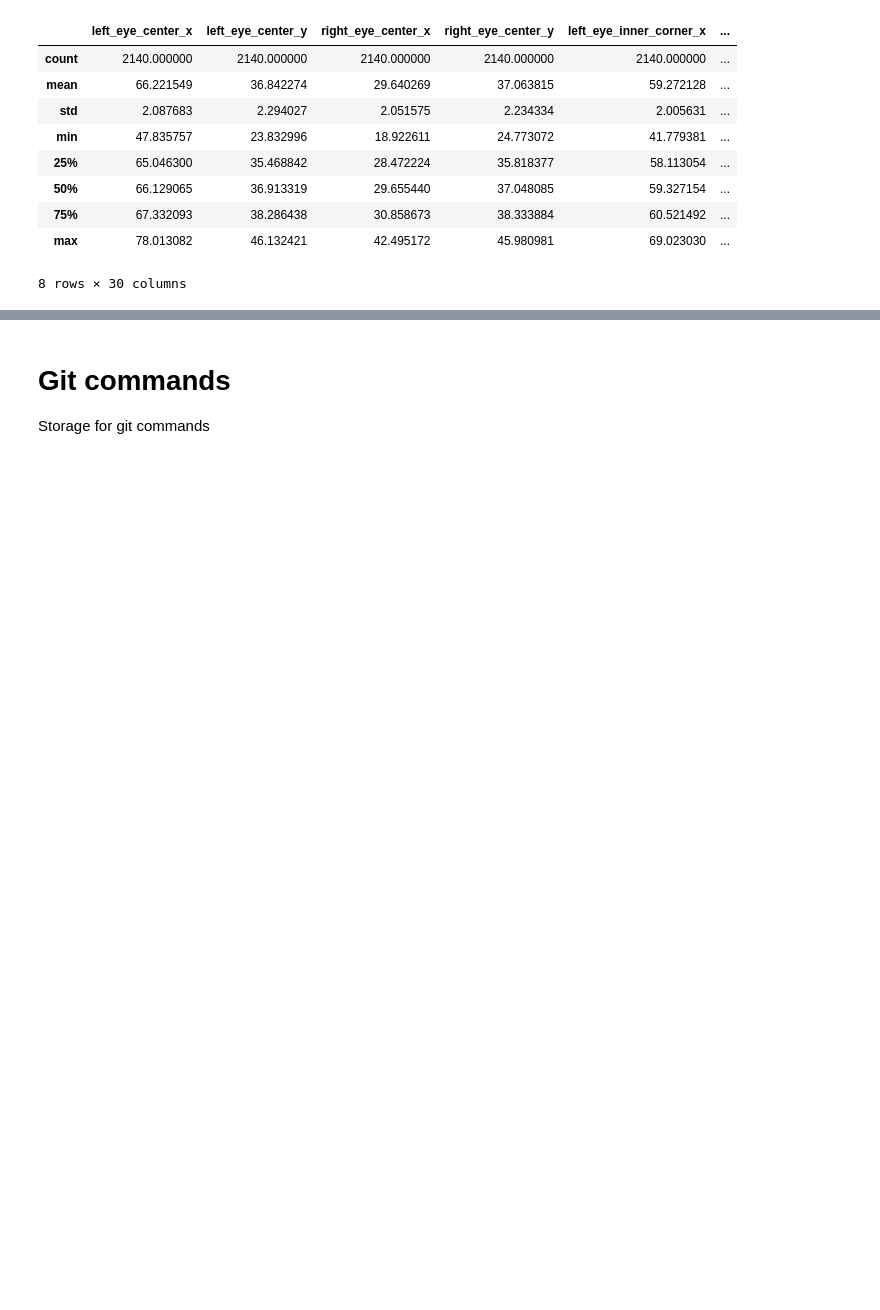
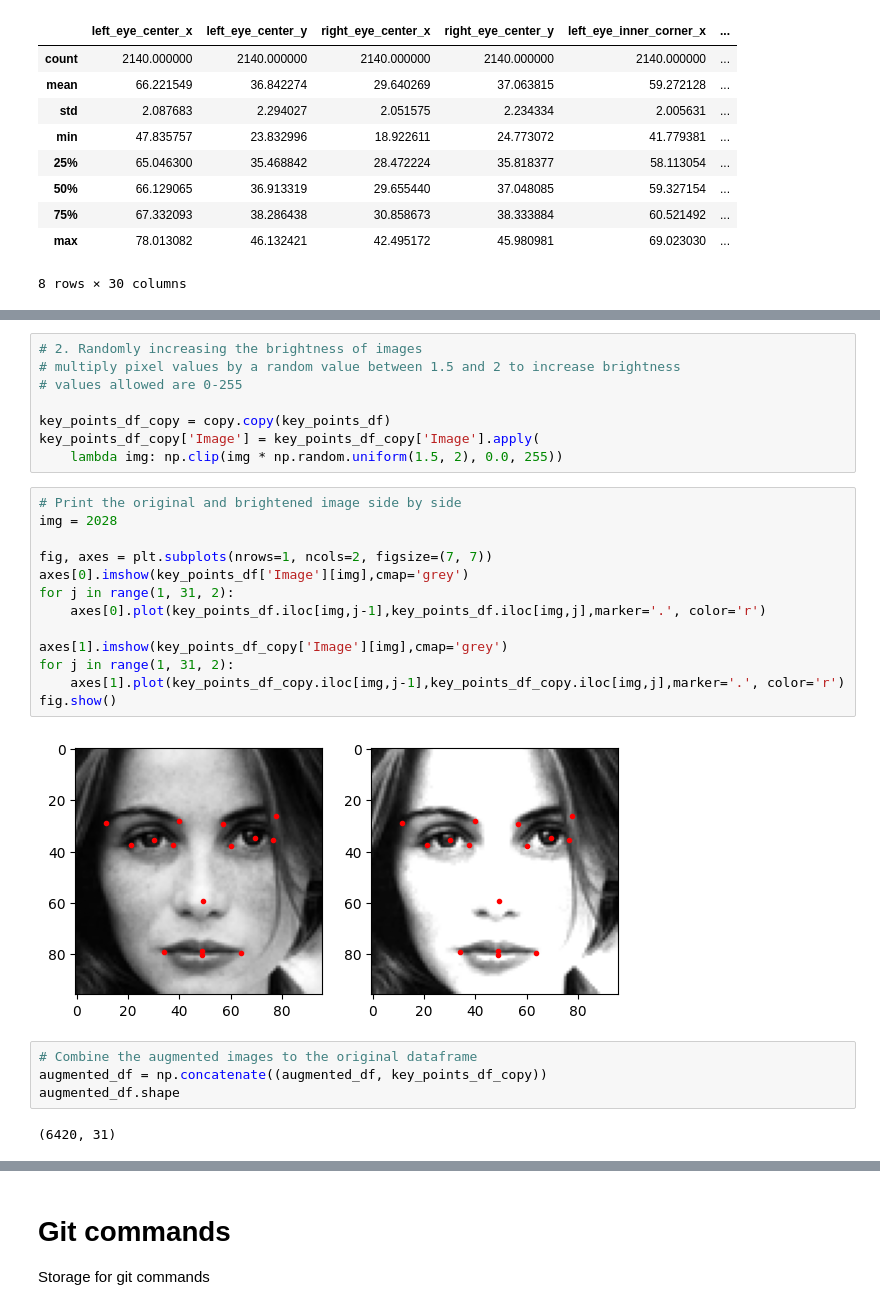
Before and after one commit to KaisuH/Emotion-AI, a Jupyter notebook: Emotion_AI.ipynb, the cells around one changed output, grey strips where cells are left out. Drawn from its saved outputs; the diff is of its cells as text; blank space fills up the shorter version.

```diff
--- a/Emotion_AI.ipynb
+++ b/Emotion_AI.ipynb
@@ -184,0 +249,29 @@ plt.show()
+# %%
+# 2. Randomly increasing the brightness of images
+# multiply pixel values by a random value between 1.5 and 2 to increase brightness
+# values allowed are 0-255
+
+key_points_df_copy = copy.copy(key_points_df)
+key_points_df_copy['Image'] = key_points_df_copy['Image'].apply(
+    lambda img: np.clip(img * np.random.uniform(1.5, 2), 0.0, 255))
+# %%
+# Print the original and brightened image side by side
+img = 2028
+
+fig, axes = plt.subplots(nrows=1, ncols=2, figsize=(7, 7))
+axes[0].imshow(key_points_df['Image'][img],cmap='grey')
+for j in range(1, 31, 2):
+    axes[0].plot(key_points_df.iloc[img,j-1],key_points_df.iloc[img,j],marker='.', color='r')
+
+axes[1].imshow(key_points_df_copy['Image'][img],cmap='grey')
+for j in range(1, 31, 2):
+    axes[1].plot(key_points_df_copy.iloc[img,j-1],key_points_df_copy.iloc[img,j],marker='.', color='r')
+fig.show()
+# %% [output]
+[figure, added]
+# %%
+# Combine the augmented images to the original dataframe
+augmented_df = np.concatenate((augmented_df, key_points_df_copy))
+augmented_df.shape
+# %% [output]
+(6420, 31)
```
Also changed, not shown: parts of 43 cells of this notebook, 6 other files.
